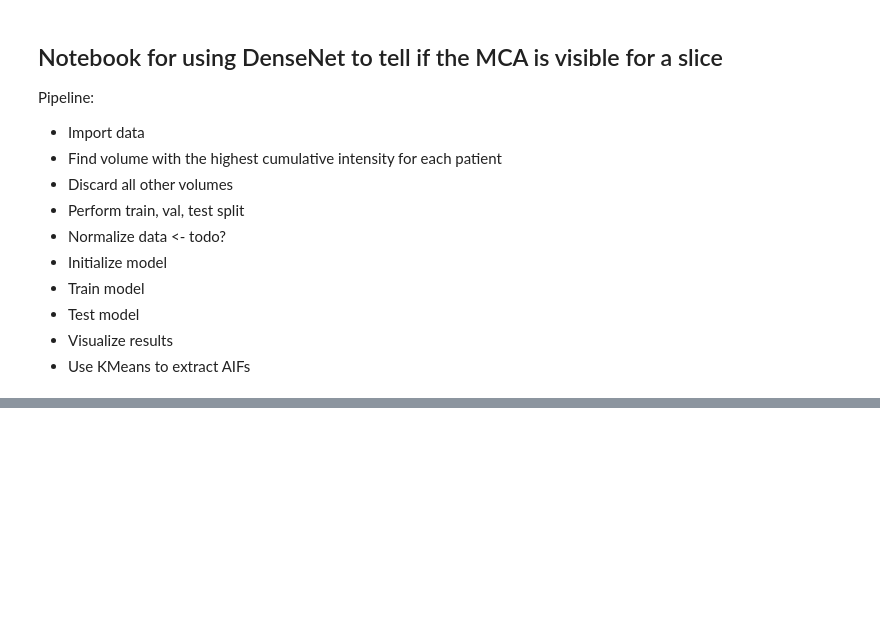
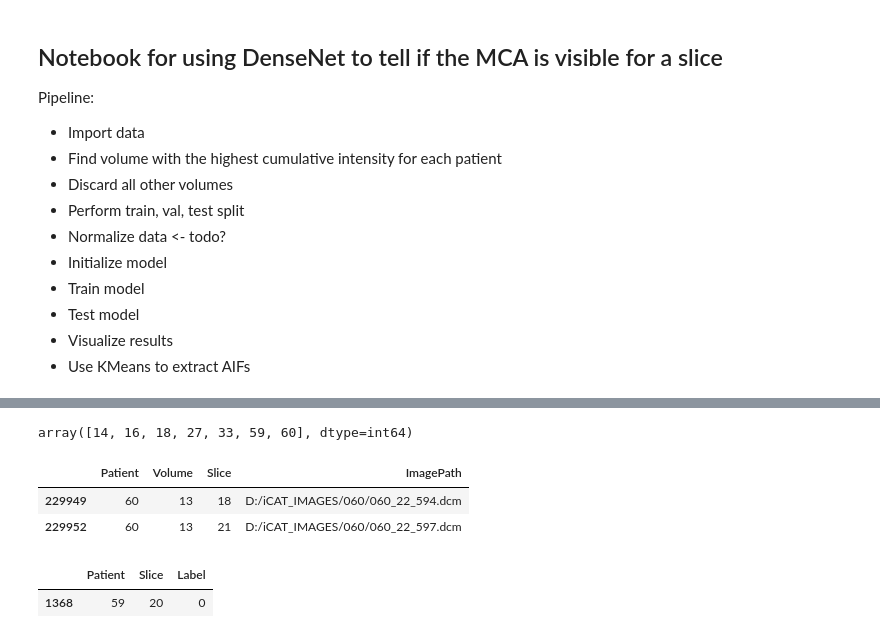
Before and after one commit to Skuvrik/Masterthesis, a Jupyter notebook: find_MCA.ipynb, the cells around one changed output, grey strips where cells are left out. Cells and saved outputs as stored; diff of their text form; code cells hidden in the pictures; blank space fills up the shorter version.

```diff
--- a/find_MCA.ipynb
+++ b/find_MCA.ipynb
@@ -207,0 +159,27 @@ val_sorted[3]
+# %%
+val_FP, val_FN = pd.DataFrame(val_sorted[1]), pd.DataFrame(val_sorted[3])
+train_FP, train_FN = pd.DataFrame(train_sorted[1]), pd.DataFrame(train_sorted[3])
+name_val_slice_FP, count_val_slice_FP = np.unique(val_FP['Patient'], return_counts=True)
+name_train_slice_FP, count_train_slice_FP = np.unique(train_FP['Patient'], return_counts=True)
+slice_FP = {}
+for i in [(name_val_slice_FP, count_val_slice_FP),(name_train_slice_FP, count_train_slice_FP)]:
+    for v, c in zip(i[0],i[1]):
+        if v in slice_FP:
+            slice_FP[v] += c
+            continue
+        slice_FP[v] = c
+# %%
+name_val_slice_FP
+# %% [output]
+array([14, 16, 18, 27, 33, 59, 60], dtype=int64)
+# %%
+val_FP[val_FP['Patient'] == 60]
+# %% [output]
+|  | Patient | Volume | Slice | ImagePath |
+| 229949 | 60 | 13 | 18 | D:/iCAT_IMAGES/060/060_22_594.dcm |
+| 229952 | 60 | 13 | 21 | D:/iCAT_IMAGES/060/060_22_597.dcm |
+# %%
+mca_labels[(mca_labels['Patient'] == 59) & (mca_labels['Slice']== 20)]
+# %% [output]
+|  | Patient | Slice | Label |
+| 1368 | 59 | 20 | 0 |
```
Also changed, not shown: parts of 14 cells of this notebook, 7 other files.
